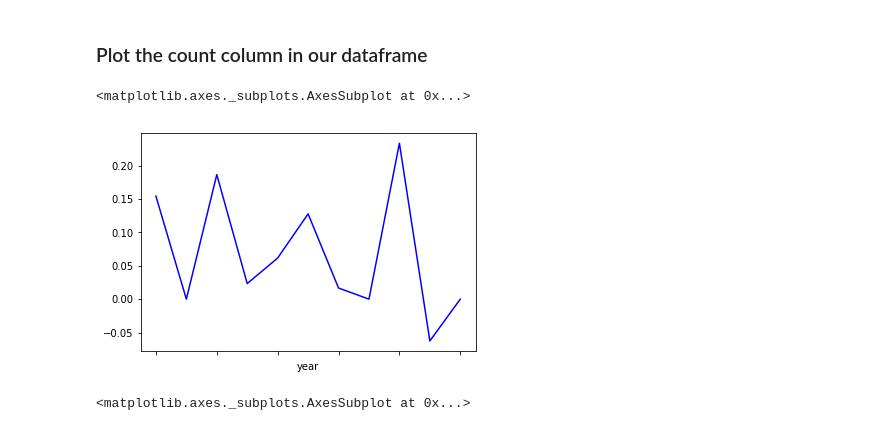
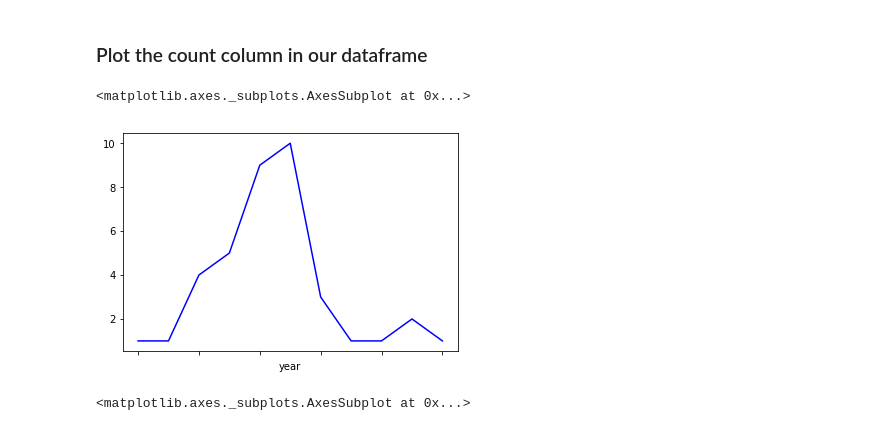
Before and after one commit to jtkiley/curation_workshop, a Jupyter notebook: scripts/NYT_API_Example_GM_Tesla.ipynb, the cells around one changed output. Cells and saved outputs as stored; diff of their text form; code cells hidden in the pictures.

```diff
--- a/scripts/NYT_API_Example_GM_Tesla.ipynb
+++ b/scripts/NYT_API_Example_GM_Tesla.ipynb
@@ -229,10 +267,10 @@ grouped_tesla.head()
 # %% [markdown]
 ### Plot the count column in our dataframe
 # %%
-grouped_gm['polarity'].plot(kind='line', color='b')
+grouped_gm['count'].plot(kind='line', color='b')
 # %% [output]
 <matplotlib.axes._subplots.AxesSubplot at 0x...>
-[figure, old version]
+[figure, new version]
 # %%
 grouped_tesla['count'].plot(kind='line', color='r')
 # %% [output]
```
Also changed, not shown: parts of 10 cells of this notebook.
